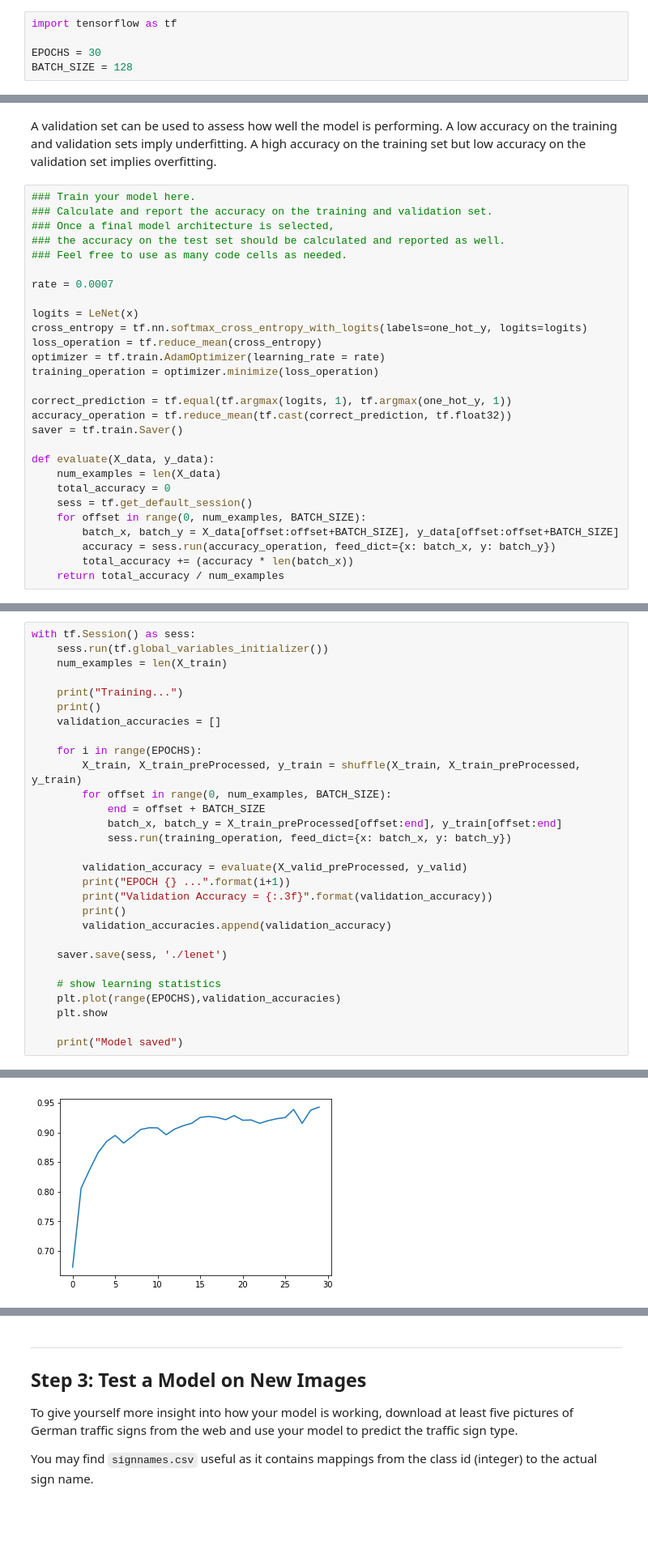
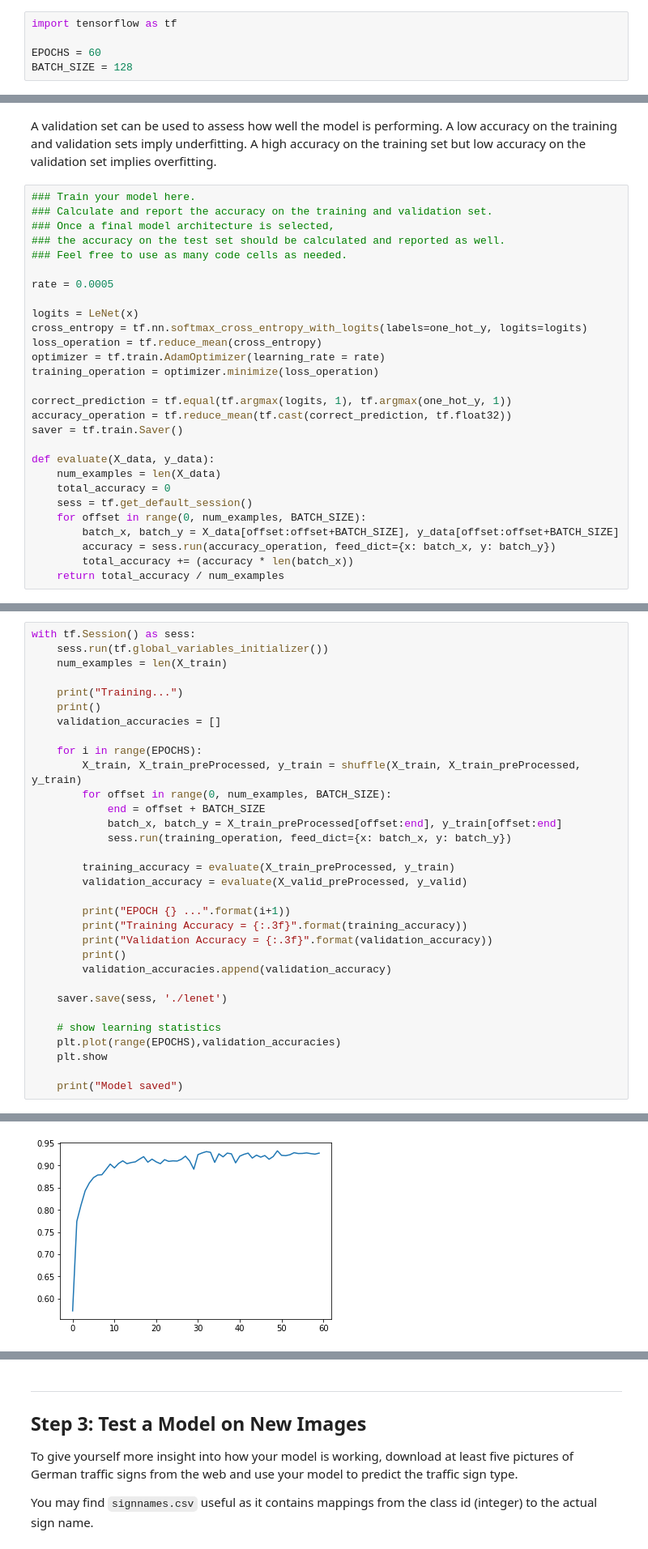
Before and after one commit to MarkBroerkens/CarND-Traffic-Sign-Classifier-Project, a Jupyter notebook: Traffic_Sign_Classifier.ipynb, the cells around one changed output, grey strips where cells are left out. Shown at 81% size. Saved outputs shown, nothing was run; the diff lists cells and outputs as text; blank space fills up the shorter version.

```diff
--- a/Traffic_Sign_Classifier.ipynb
+++ b/Traffic_Sign_Classifier.ipynb
@@ -263,7 +259,7 @@ X_train, y_train = shuffle(X_train, y_train)
 # %%
 import tensorflow as tf
 
-EPOCHS = 30
+EPOCHS = 60
 BATCH_SIZE = 128
 # %%
 from tensorflow.contrib.layers import flatten
@@ -345,7 +337,7 @@ sets imply underfitting. A high accuracy on the training set but low accuracy on
 ### the accuracy on the test set should be calculated and reported as well.
 ### Feel free to use as many code cells as needed.
 
-rate = 0.0007
+rate = 0.0005
 
 logits = LeNet(x)
 cross_entropy = tf.nn.softmax_cross_entropy_with_logits(labels=one_hot_y, logits=logits)
@@ -389,8 +382,11 @@ with tf.Session() as sess:
             batch_x, batch_y = X_train_preProcessed[offset:end], y_train[offset:end]
             sess.run(training_operation, feed_dict={x: batch_x, y: batch_y})
 
+        training_accuracy = evaluate(X_train_preProcessed, y_train)
         validation_accuracy = evaluate(X_valid_preProcessed, y_valid)
+
         print("EPOCH {} ...".format(i+1))
+        print("Training Accuracy = {:.3f}".format(training_accuracy))
         print("Validation Accuracy = {:.3f}".format(validation_accuracy))
         print()
         validation_accuracies.append(validation_accuracy)
@@ -421,3 +417,3 @@ Validation Accuracy = 0.943
 
 Model saved
-[figure, old version]
+[figure, new version]
```
Also changed, not shown: parts of 8 cells of this notebook.
